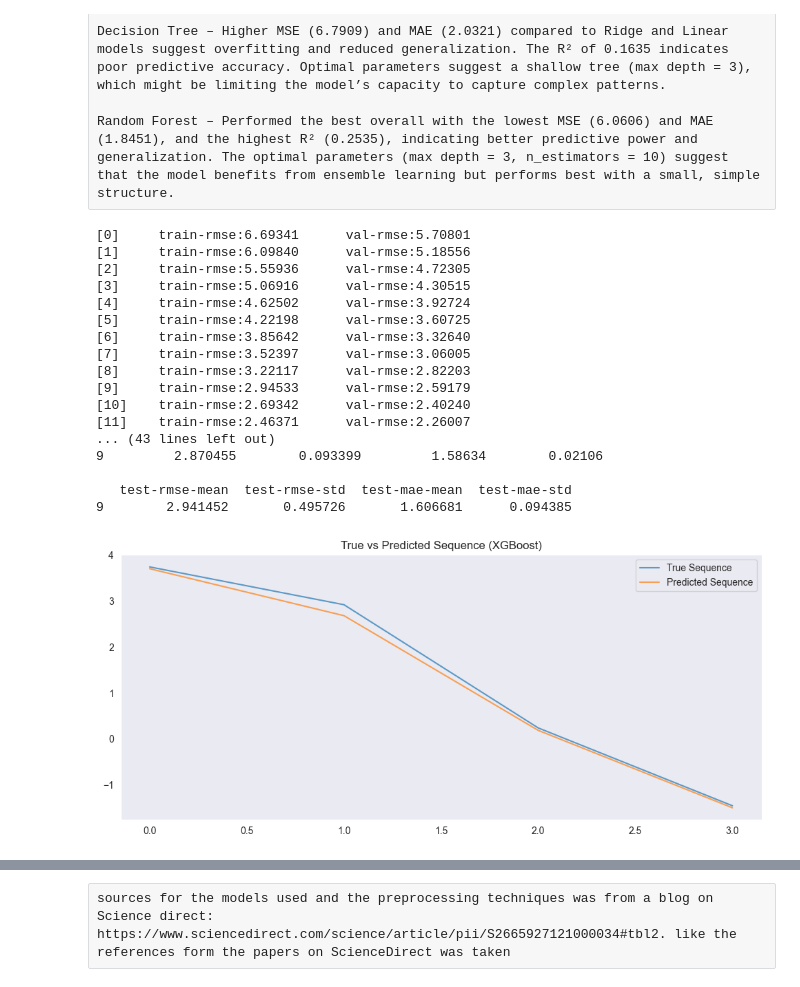
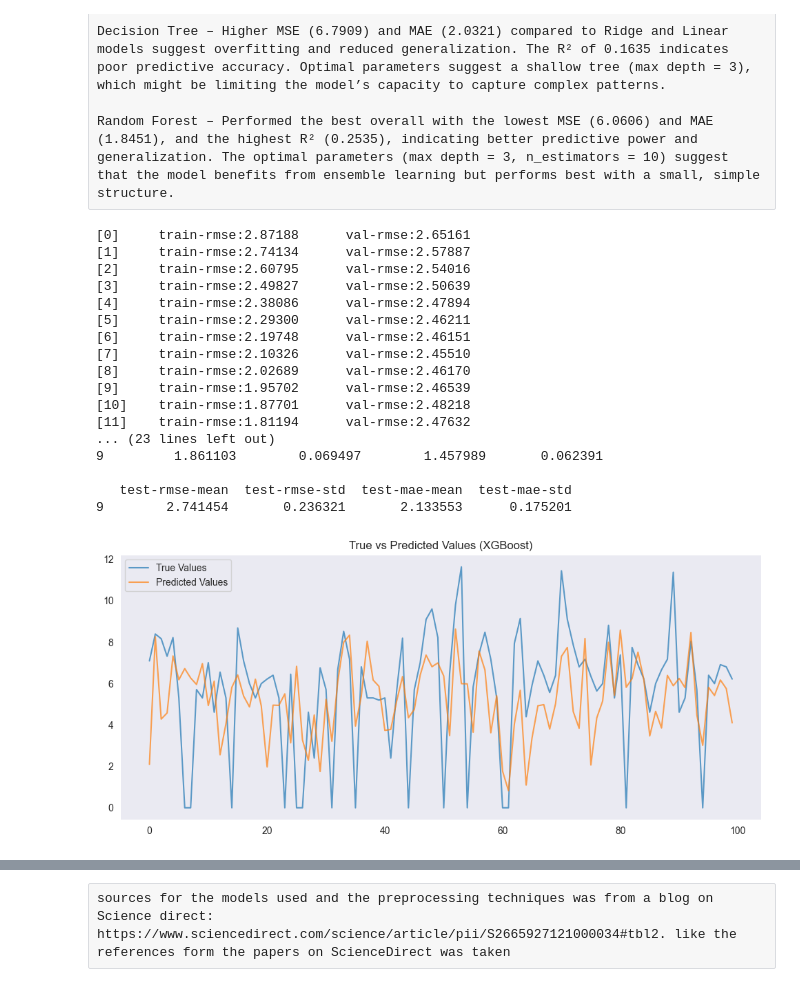
Before and after one commit to charancom/Imago_AI_Task, a Jupyter notebook: Main_Regression_Rf_lasso_ridge_trees.ipynb, the cells around one changed output, grey strips where cells are left out. Drawn from its saved outputs; the diff is of its cells as text; code cells hidden in the pictures.

```diff
--- a/Main_Regression_Rf_lasso_ridge_trees.ipynb
+++ b/Main_Regression_Rf_lasso_ridge_trees.ipynb
@@ -463,24 +463,35 @@ import xgboost as xgb
 from sklearn.metrics import mean_squared_error, mean_absolute_error
 from sklearn.model_selection import train_test_split
 import matplotlib.pyplot as plt
+X = pca_df.drop(columns=['Target'])
+y = pca_df['Target']
 
-# If X_train and X_test are DataFrames, convert them to NumPy arrays:
+# Split data before conversion
+X_train, X_test, y_train, y_test = train_test_split(X, y, test_size=0.2, random_state=42)
+
+# Convert to NumPy arrays if they are DataFrames
 if not isinstance(X_train, np.ndarray):
     X_train = X_train.values
 if not isinstance(X_test, np.ndarray):
     X_test = X_test.values
+if not isinstance(y_train, np.ndarray):
+    y_train = y_train.values
+if not isinstance(y_test, np.ndarray):
+    y_test = y_test.values
 
-# Flatten data (like autoencoder input)
-X = X_train.reshape(X_train.shape[0], -1)
-y = X  # Target is the same as input
+# Flatten the features for XGBoost
+X_train = X_train.reshape(X_train.shape[0], -1)
+X_test = X_test.reshape(X_test.shape[0], -1)
+y_train = y_train.reshape(-1)  # Ensure target is 1D
+y_test = y_test.reshape(-1)
 
 # Train-Validation Split (80% train, 20% validation)
-X_train, X_val, y_train, y_val = train_test_split(X, y, test_size=0.2, random_state=42)
+X_train, X_val, y_train, y_val = train_test_split(X_train, y_train, test_size=0.2, random_state=42)
 
 # Create DMatrix objects for XGBoost
 dtrain = xgb.DMatrix(X_train, label=y_train)
 dval = xgb.DMatrix(X_val, label=y_val)
-dtest = xgb.DMatrix(X_test.reshape(X_test.shape[0], -1))
+dtest = xgb.DMatrix(X_test)
 
 # Define model parameters
 params = {
@@ -495,11 +506,6 @@ model = xgb.train(params, dtrain, num_boost_round=500, early_stopping_rounds=20,
 
 # Predict on test data
 y_pred = model.predict(dtest)
-y_test = X_test.reshape(X_test.shape[0], -1)
-
-# Ensure shapes match
-if y_pred.shape != y_test.shape:
-    y_pred = y_pred.reshape(y_test.shape)
 
 # Compute metrics
 mse = mean_squared_error(y_test, y_pred)
@@ -508,50 +514,50 @@ mae = mean_absolute_error(y_test, y_pred)
 print(f"\nTest MSE: {mse:.4f}")
 print(f"Test MAE: {mae:.4f}")
 
 # Accuracy calculation (guard against division by zero)
 max_y_test = np.max(y_test)
 if max_y_test > 0:
     accuracy = (1 - mae / max_y_test) * 100
 else:
     accuracy = 0
 
 print(f"Test Accuracy: {accuracy:.2f}%")
 
 # Cross-validation to further validate performance
 cv_results = xgb.cv(
     params=params,
-    dtrain=xgb.DMatrix(X, label=y),
+    dtrain=xgb.DMatrix(X_train, label=y_train),
     nfold=5,
     metrics=['rmse', 'mae'],
     early_stopping_rounds=20,
     seed=42
 )
 
 print(f"\nCross-validation Results:\n{cv_results.tail(1)}")
 
 # Plot true vs predicted values for a sample
 plt.figure(figsize=(12, 5))
-plt.plot(y_test[0], label="True Sequence", alpha=0.7)
-plt.plot(y_pred[0], label="Predicted Sequence", alpha=0.7)
-plt.title('True vs Predicted Sequence (XGBoost)')
+plt.plot(y_test[:100], label="True Values", alpha=0.7)
+plt.plot(y_pred[:100], label="Predicted Values", alpha=0.7)
+plt.title('True vs Predicted Values (XGBoost)')
 plt.legend()
 plt.show()
 # %% [output]
-[0]     train-rmse:6.69341      val-rmse:5.70801
-[1]     train-rmse:6.09840      val-rmse:5.18556
-[2]     train-rmse:5.55936      val-rmse:4.72305
-[3]     train-rmse:5.06916      val-rmse:4.30515
-[4]     train-rmse:4.62502      val-rmse:3.92724
-[5]     train-rmse:4.22198      val-rmse:3.60725
-[6]     train-rmse:3.85642      val-rmse:3.32640
-[7]     train-rmse:3.52397      val-rmse:3.06005
-[8]     train-rmse:3.22117      val-rmse:2.82203
-[9]     train-rmse:2.94533      val-rmse:2.59179
-[10]    train-rmse:2.69342      val-rmse:2.40240
-[11]    train-rmse:2.46371      val-rmse:2.26007
-... (43 lines left out)
-9         2.870455        0.093399         1.58634        0.02106
+[0]     train-rmse:2.87188      val-rmse:2.65161
+[1]     train-rmse:2.74134      val-rmse:2.57887
+[2]     train-rmse:2.60795      val-rmse:2.54016
+[3]     train-rmse:2.49827      val-rmse:2.50639
+[4]     train-rmse:2.38086      val-rmse:2.47894
+[5]     train-rmse:2.29300      val-rmse:2.46211
+[6]     train-rmse:2.19748      val-rmse:2.46151
+[7]     train-rmse:2.10326      val-rmse:2.45510
+[8]     train-rmse:2.02689      val-rmse:2.46170
+[9]     train-rmse:1.95702      val-rmse:2.46539
+[10]    train-rmse:1.87701      val-rmse:2.48218
+[11]    train-rmse:1.81194      val-rmse:2.47632
+... (23 lines left out)
+9         1.861103        0.069497        1.457989       0.062391
 
    test-rmse-mean  test-rmse-std  test-mae-mean  test-mae-std
-9        2.941452       0.495726       1.606681      0.094385
+9        2.741454       0.236321       2.133553      0.175201
-[figure, old version]
+[figure, new version]
```
Also changed, not shown: parts of 4 cells of this notebook.
